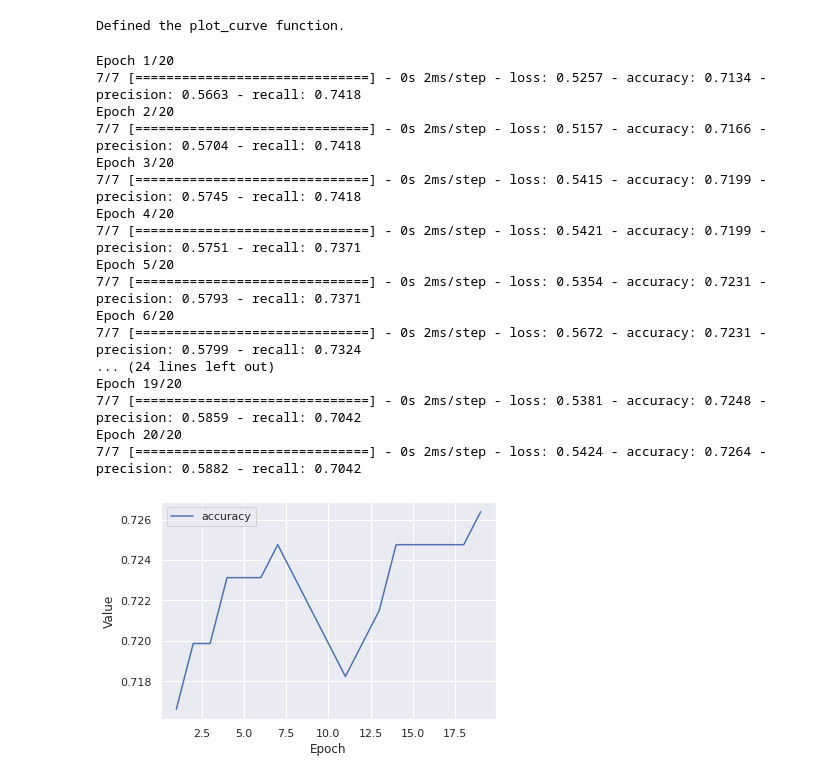
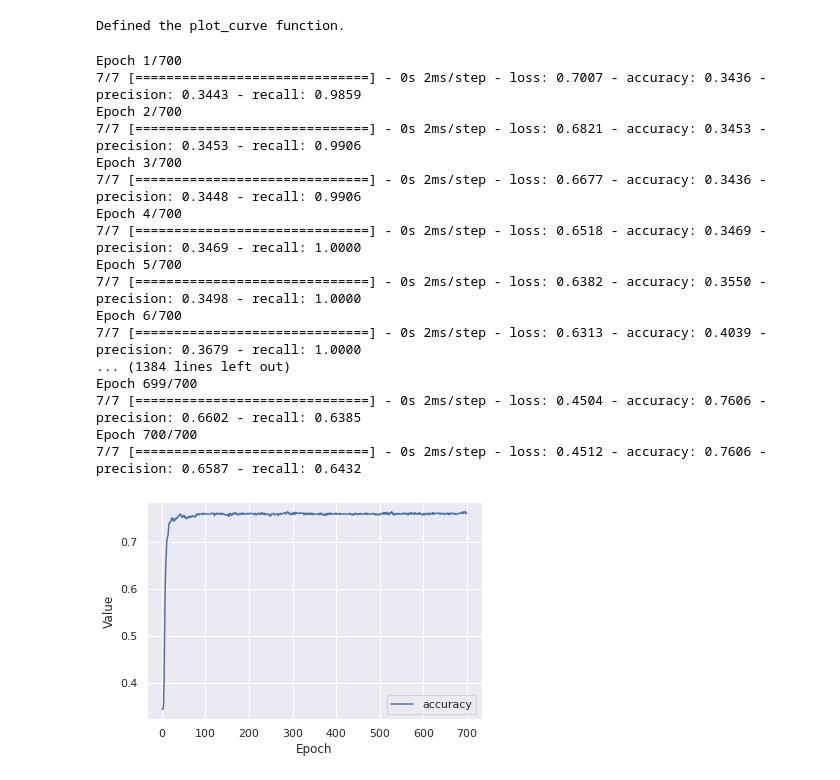
Before and after one commit to adindariztia/Bangkit_DiabetesPredictionML, a Jupyter notebook: PIMA_Dataset_Overview.ipynb, the cells around one changed output. Cells and saved outputs as stored; diff of their text form; code cells hidden in the pictures.

Commit message:
Train model & test. Train accuracy= 76%, test accuracy=75%

```diff
--- a/PIMA_Dataset_Overview.ipynb
+++ b/PIMA_Dataset_Overview.ipynb
@@ -154,8 +154,14 @@ sns.heatmap(corr, mask=mask, cmap=cmap, vmax=.3, center=0,
 # %% [markdown]
 Split dataset into train and test set
 # %%
-train, test = train_test_split(df_norm, test_size=0.2)
-train, val = train_test_split(train, test_size=0.2)
-print(len(train), 'train examples')
-print(len(val), 'validation examples')
-print(len(test), 'test examples')
+#df_norm = df_norm.reindex(np.random.permutation(df_norm.index)) # shuffling dataset
+#train, test = train_test_split(df_norm, test_size=0.2)
+#train, val = train_test_split(train, test_size=0.2)
+#print(len(train), 'train examples')
+#print(len(val), 'validation examples')
+#print(len(test), 'test examples')
+
+y = df_norm.Outcome #just for the splitting sakes
+X_train, X_test, y_train, y_test = train_test_split(df_norm, y, test_size=0.2,
+                                                      random_state=42,
+                                                     shuffle = True)
@@ -166,17 +168,21 @@ print(len(test), 'test examples')
 # %%
 # Create an empty list that will eventually hold all created feature columns.
-#dataset_columns = X.columns
-#feature_columns = []
+feature_columns = []
 
-# Create numerical feature columns to represent all columns in X
-#for col in ['Glucose', 'BMI', 'Age', 'Pregnancies']: #Excluding outcome value, since outcome is still included in dataset
-#    col_tf = tf.feature_column.numeric_column(col)
-#    feature_columns.append(col_tf)
+# Create a numerical feature column to represent Glucose.
+glucose = tf.feature_column.numeric_column('Glucose')
+feature_columns.append(glucose)
+
+bmi = tf.feature_column.numeric_column('BMI')
+feature_columns.append(bmi)
+
+age = tf.feature_column.numeric_column('Age')
+feature_columns.append(age)
 
 # Convert the list of feature columns into a layer that will later be fed into
 # the model.
-#feature_layer = layers.DenseFeatures(feature_columns)
+feature_layer = layers.DenseFeatures(feature_columns)
 
 # Print the first 3 and last 3 rows of the feature_layer's output when applied
 # to train_df_norm:
-#feature_layer(dict(X_train))
+#feature_layer(dict(train_df_norm))
@@ -288,51 +253,51 @@ print("Defined the plot_curve function.")
 Defined the plot_curve function.
 # %%
 # The following variables are the hyperparameters.
-learning_rate = 0.001
-epochs = 20
+learning_rate = 0.003
+epochs = 700
 batch_size = 100
-label_name = "Outcome"
-classification_threshold = 0.5
+label_name = 'Outcome'
+classification_threshold = 0.4
 
 # Establish the metrics the model will measure.
 METRICS = [
            tf.keras.metrics.BinaryAccuracy(name='accuracy',
                                            threshold=classification_threshold),
            tf.keras.metrics.Precision(thresholds=classification_threshold,
                                  name='precision'
                                  ),
            tf.keras.metrics.Recall(thresholds=classification_threshold,
                                  name='recall'
                                  ),
           ]
 
 # Establish the model's topography.
 my_model = create_model(learning_rate, feature_layer, METRICS)
 
 # Train the model on the training set.
 epochs, hist = train_model(my_model, X_train, epochs,
                            label_name, batch_size)
 
 # Plot a graph of the metric(s) vs. epochs.
 list_of_metrics_to_plot = ['accuracy']
 
 plot_curve(epochs, hist, list_of_metrics_to_plot)
 # %% [output]
-Epoch 1/20
-7/7 [==============================] - 0s 2ms/step - loss: 0.5257 - accuracy: 0.7134 - precision: 0.5663 - recall: 0.7418
-Epoch 2/20
-7/7 [==============================] - 0s 2ms/step - loss: 0.5157 - accuracy: 0.7166 - precision: 0.5704 - recall: 0.7418
-Epoch 3/20
-7/7 [==============================] - 0s 2ms/step - loss: 0.5415 - accuracy: 0.7199 - precision: 0.5745 - recall: 0.7418
-Epoch 4/20
-7/7 [==============================] - 0s 2ms/step - loss: 0.5421 - accuracy: 0.7199 - precision: 0.5751 - recall: 0.7371
-Epoch 5/20
-7/7 [==============================] - 0s 2ms/step - loss: 0.5354 - accuracy: 0.7231 - precision: 0.5793 - recall: 0.7371
-Epoch 6/20
-7/7 [==============================] - 0s 2ms/step - loss: 0.5672 - accuracy: 0.7231 - precision: 0.5799 - recall: 0.7324
-... (24 lines left out)
-Epoch 19/20
-7/7 [==============================] - 0s 2ms/step - loss: 0.5381 - accuracy: 0.7248 - precision: 0.5859 - recall: 0.7042
-Epoch 20/20
-7/7 [==============================] - 0s 2ms/step - loss: 0.5424 - accuracy: 0.7264 - precision: 0.5882 - recall: 0.7042
+Epoch 1/700
+7/7 [==============================] - 0s 2ms/step - loss: 0.7007 - accuracy: 0.3436 - precision: 0.3443 - recall: 0.9859
+Epoch 2/700
+7/7 [==============================] - 0s 2ms/step - loss: 0.6821 - accuracy: 0.3453 - precision: 0.3453 - recall: 0.9906
+Epoch 3/700
+7/7 [==============================] - 0s 2ms/step - loss: 0.6677 - accuracy: 0.3436 - precision: 0.3448 - recall: 0.9906
+Epoch 4/700
+7/7 [==============================] - 0s 2ms/step - loss: 0.6518 - accuracy: 0.3469 - precision: 0.3469 - recall: 1.0000
+Epoch 5/700
+7/7 [==============================] - 0s 2ms/step - loss: 0.6382 - accuracy: 0.3550 - precision: 0.3498 - recall: 1.0000
+Epoch 6/700
+7/7 [==============================] - 0s 2ms/step - loss: 0.6313 - accuracy: 0.4039 - precision: 0.3679 - recall: 1.0000
+... (1384 lines left out)
+Epoch 699/700
+7/7 [==============================] - 0s 2ms/step - loss: 0.4504 - accuracy: 0.7606 - precision: 0.6602 - recall: 0.6385
+Epoch 700/700
+7/7 [==============================] - 0s 2ms/step - loss: 0.4512 - accuracy: 0.7606 - precision: 0.6587 - recall: 0.6432
-[figure, old version]
+[figure, new version]
```
Also changed, not shown: parts of 5 cells of this notebook.
